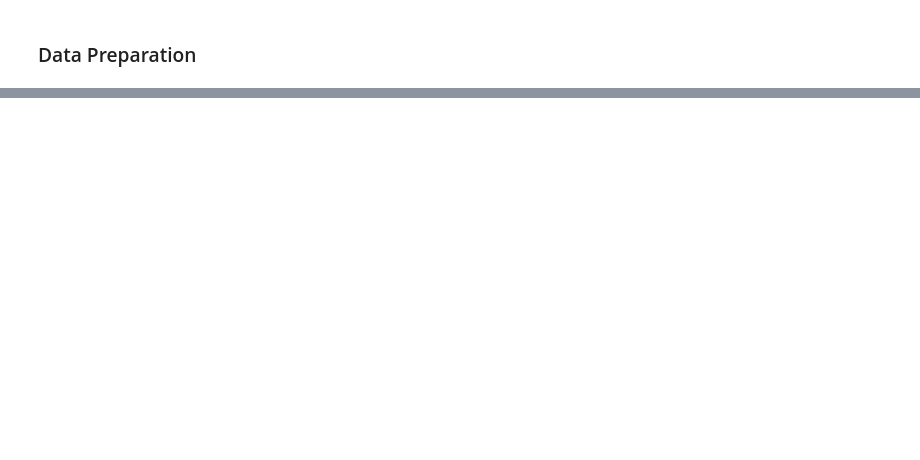
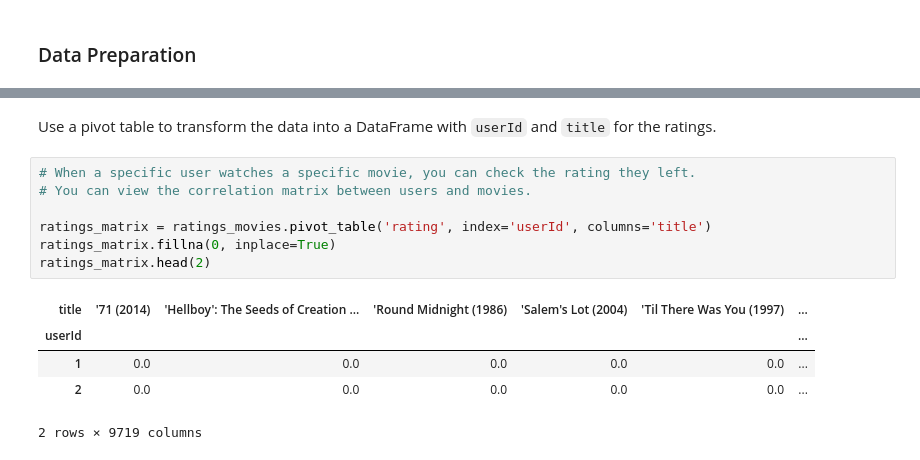
Before and after one commit to ToleranceKim/learning-data-science, a Jupyter notebook: Recommender/Basics_of_Recommender_Systems.ipynb, the cells around one changed output, grey strips where cells are left out. Drawn from its saved outputs; the diff is of its cells as text; blank space fills up the shorter version.

```diff
--- a/Recommender/Basics_of_Recommender_Systems.ipynb
+++ b/Recommender/Basics_of_Recommender_Systems.ipynb
@@ -553,0 +612,15 @@ import warning; warnings.filterings('ignore')
+# %% [markdown]
+Use a pivot table to transform the data into a DataFrame with `userId` and `title` for the ratings.
+# %%
+# When a specific user watches a specific movie, you can check the rating they left.
+# You can view the correlation matrix between users and movies.
+
+ratings_matrix = ratings_movies.pivot_table('rating', index='userId', columns='title')
+ratings_matrix.fillna(0, inplace=True)
+ratings_matrix.head(2)
+# %% [output]
+| title | '71 (2014) | 'Hellboy': The Seeds of Creation ... | 'Round Midnight (1986) | 'Salem's Lot (2004) | 'Til There Was You (1997) | ... |
+| userId |  |  |  |  |  | ... |
+| 1 | 0.0 | 0.0 | 0.0 | 0.0 | 0.0 | ... |
+| 2 | 0.0 | 0.0 | 0.0 | 0.0 | 0.0 | ... |
+2 rows × 9719 columns
```
Also changed, not shown: parts of 74 cells of this notebook.
